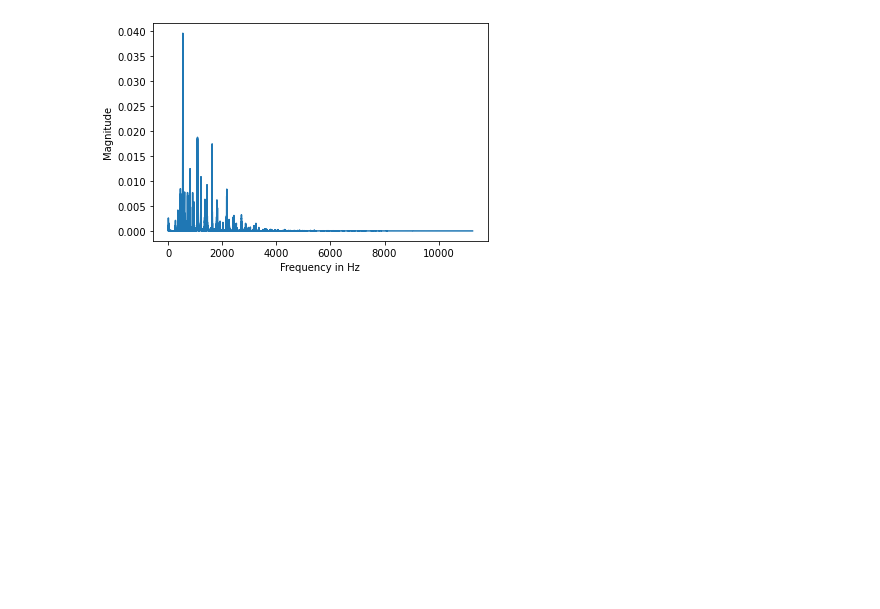
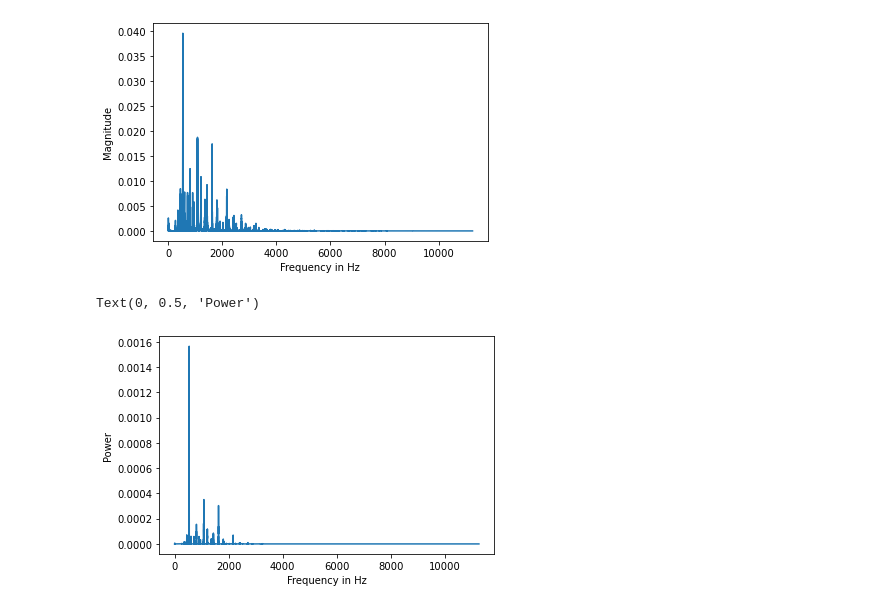
Before and after one commit to HNuijens/PythonAudioProcessing, a Jupyter notebook: Analysis/Discrete Fourier Transform.ipynb, the cells around one changed output. Cells and saved outputs as stored; diff of their text form; code cells hidden in the pictures; blank space fills up the shorter version.

```diff
--- a/Analysis/Discrete Fourier Transform.ipynb
+++ b/Analysis/Discrete Fourier Transform.ipynb
@@ -81,3 +81,11 @@ plt.ylabel('Magnitude')
 # %% [output]
 Text(0, 0.5, 'Magnitude')
 [figure]
+# %%
+# power
+plt.plot(freq_axis[:N//2], X_mag[:N//2]**2)
+plt.xlabel('Frequency in Hz')
+plt.ylabel('Power')
+# %% [output]
+Text(0, 0.5, 'Power')
+[figure, added]
```
Also changed, not shown: 1 other file.
